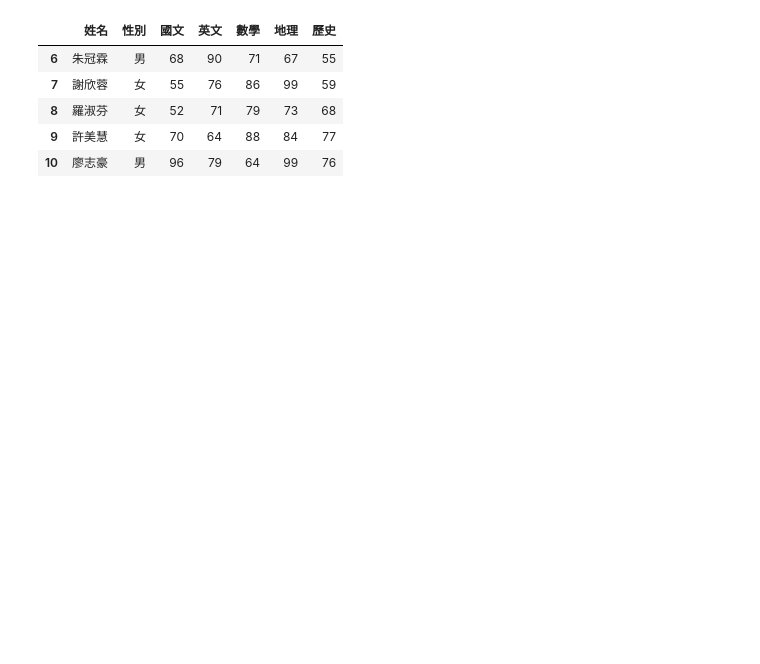
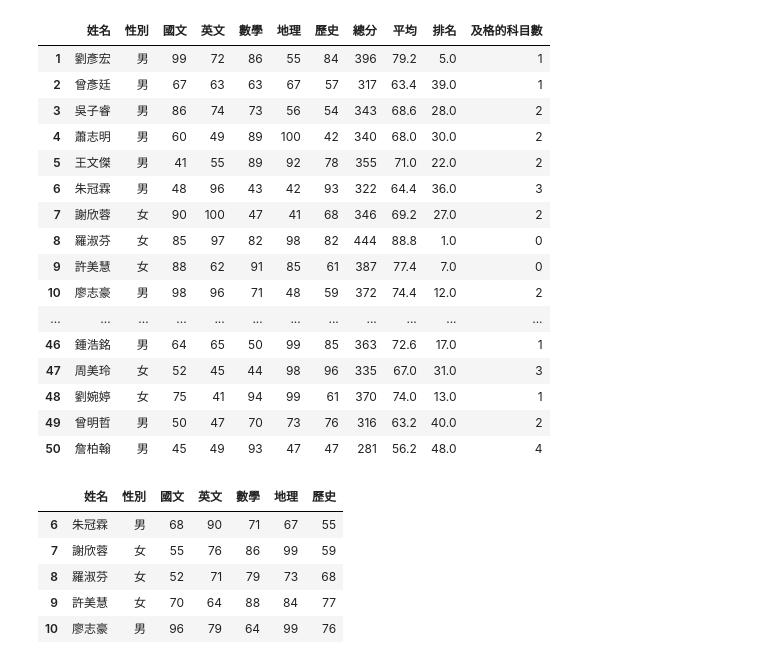
Before and after one commit to Sharon6260/BaoW, a Jupyter notebook: 0718/P1.ipynb, the cells around one changed output. Saved outputs shown, nothing was run; the diff lists cells and outputs as text; code cells hidden in the pictures; blank space fills up the shorter version.

```diff
--- a/0718/P1.ipynb
+++ b/0718/P1.ipynb
@@ -37,0 +38,22 @@ scores_df
+# %%
+import numpy as np
+from numpy import ndarray
+import pandas as pd
+from pandas import DataFrame
+
+#scores:ndarray | None = None # 學生的分數
+#scores_df:DataFrame | None = None # 學生分數的DataFrame
+
+scores:ndarray = np.random.randint(40, 101, size=(50, 5))
+scores_df:DataFrame = pd.DataFrame(scores,
+            columns=['國文', '英文', '數學', '地理', '歷史'],
+            index=range(1,51))
+
+names_df:DataFrame = pd.read_csv('students.csv')
+scores_df[['姓名','性別']] = names_df[['姓名','性別']].head(n=50).values
+scores_df = scores_df[['姓名', '性別','國文', '英文', '數學', '地理', '歷史']]
+#選取欄
+scores_df[['姓名','國文']]
+#選取列
+scores_df.iloc[5]
+scores_df.iloc[5:10]
@@ -37,0 +83,6 @@ scores_df
+# %%
+
+scores_df["總分"] = scores_df[['國文', '英文', '數學', '地理', '歷史']].sum(axis=1)
+scores_df["平均"] = scores_df[['國文', '英文', '數學', '地理', '歷史']].mean(axis=1)
+scores_df["排名"] = scores_df["總分"].rank(ascending=False,method='min')
+scores_df.sort_values(by='排名')
@@ -37,0 +107,26 @@ scores_df
+# %%
+from pandas import Series
+def calulate(s:Series)-> int:
+    n = (s < 60).sum()
+    return n
+
+scores_df['及格的科目數'] = scores_df[['國文', '英文', '數學', '地理', '歷史']].apply(calulate,axis=1)
+scores_df
+# %% [output]
+|  | 姓名 | 性別 | 國文 | 英文 | 數學 | 地理 | 歷史 | 總分 | 平均 | 排名 | 及格的科目數 |
+| 1 | 劉彥宏 | 男 | 99 | 72 | 86 | 55 | 84 | 396 | 79.2 | 5.0 | 1 |
+| 2 | 曾彥廷 | 男 | 67 | 63 | 63 | 67 | 57 | 317 | 63.4 | 39.0 | 1 |
+| 3 | 吳子睿 | 男 | 86 | 74 | 73 | 56 | 54 | 343 | 68.6 | 28.0 | 2 |
+| 4 | 蕭志明 | 男 | 60 | 49 | 89 | 100 | 42 | 340 | 68.0 | 30.0 | 2 |
+| 5 | 王文傑 | 男 | 41 | 55 | 89 | 92 | 78 | 355 | 71.0 | 22.0 | 2 |
+| 6 | 朱冠霖 | 男 | 48 | 96 | 43 | 42 | 93 | 322 | 64.4 | 36.0 | 3 |
+| 7 | 謝欣蓉 | 女 | 90 | 100 | 47 | 41 | 68 | 346 | 69.2 | 27.0 | 2 |
+| 8 | 羅淑芬 | 女 | 85 | 97 | 82 | 98 | 82 | 444 | 88.8 | 1.0 | 0 |
+| 9 | 許美慧 | 女 | 88 | 62 | 91 | 85 | 61 | 387 | 77.4 | 7.0 | 0 |
+| 10 | 廖志豪 | 男 | 98 | 96 | 71 | 48 | 59 | 372 | 74.4 | 12.0 | 2 |
+| ... | ... | ... | ... | ... | ... | ... | ... | ... | ... | ... | ... |
+| 46 | 鍾浩銘 | 男 | 64 | 65 | 50 | 99 | 85 | 363 | 72.6 | 17.0 | 1 |
+| 47 | 周美玲 | 女 | 52 | 45 | 44 | 98 | 96 | 335 | 67.0 | 31.0 | 3 |
+| 48 | 劉婉婷 | 女 | 75 | 41 | 94 | 99 | 61 | 370 | 74.0 | 13.0 | 1 |
+| 49 | 曾明哲 | 男 | 50 | 47 | 70 | 73 | 76 | 316 | 63.2 | 40.0 | 2 |
+| 50 | 詹柏翰 | 男 | 45 | 49 | 93 | 47 | 47 | 281 | 56.2 | 48.0 | 4 |
```
Also changed, not shown: parts of 8 cells of this notebook.
